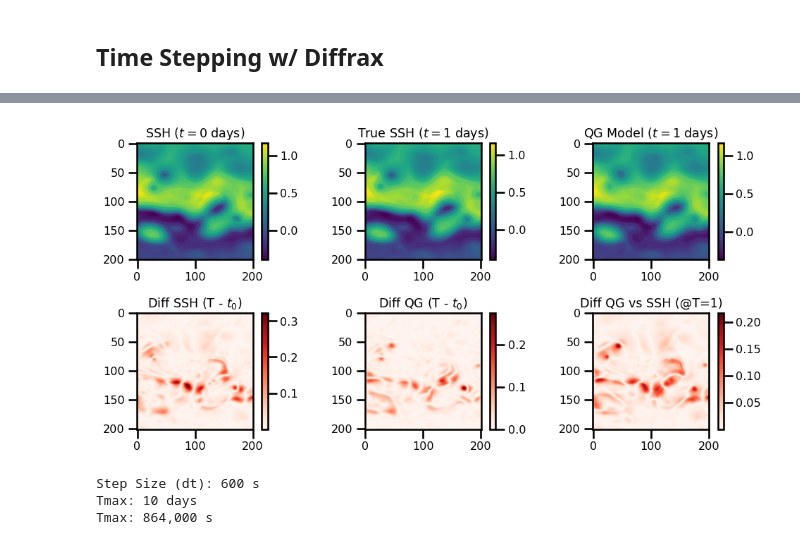
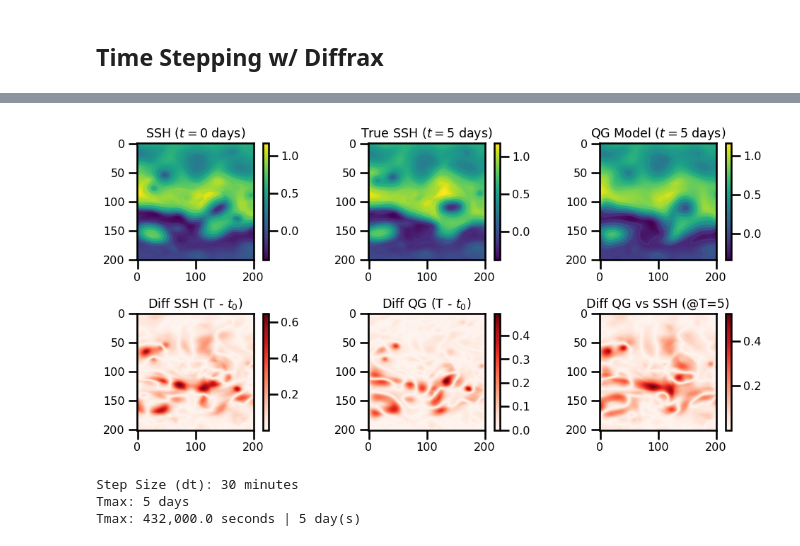
Before and after one commit to jejjohnson/jaxsw, a Jupyter notebook: notebooks/dev/eman/12_steps_2_NS/5.3_QG.ipynb, the cells around one changed output, grey strips where cells are left out. Saved outputs shown, nothing was run; the diff lists cells and outputs as text; code cells hidden in the pictures.

```diff
--- a/notebooks/dev/eman/12_steps_2_NS/5.3_QG.ipynb
+++ b/notebooks/dev/eman/12_steps_2_NS/5.3_QG.ipynb
@@ -607,13 +630,4 @@ plt.show()
 # %%
-import functools as ft
-
-
-# dt = #600 # 10 mins * 60 s/mins
-dt = 10 * 60
-debug = False
-n_days = 10
-tmin = 0.0
-tmax = n_days * 24 * 60 * 60
 
 ts = np.arange(tmin, tmax+dt, dt)
 
@@ -738,0 +734,18 @@ Tmax: 86,400 s
+# %%
+# TEMPORAL DISCRETIZATION
+# initialize temporal domain
+
+
+num_minutes = 30
+dt = pd.to_timedelta(num_minutes, unit="minutes").total_seconds()
+debug = False
+num_days = 5
+tmin = 0.0
+tmax = pd.to_timedelta(num_days, unit="days").total_seconds()
+
+num_hours_save = 1
+dt_save = pd.to_timedelta(num_hours_save, unit="hours").total_seconds()
+
+print(f"Step Size (dt): {int(dt/60)} minutes")
+print(f"Tmax: {num_days} days")
+print(f"Tmax: {tmax:,} seconds | {int(tmax/60/60/24)} day(s)")
@@ -744,12 +761,12 @@ ts.min(), ts.max(), ts.shape
 # %%
-solver = dfx.Tsit5() #dfx.Dopri5() # dfx.Euler() #
+solver = dfx.Euler() #dfx.Tsit5() #dfx.Dopri5() #
 # %%
 
 state, params = State.init_state(ds.ssh[0], c1=c1)
 
 solver_state = solver.init(
     terms=dfx.ODETerm(QG.equation_of_motion),
-    t0=t0, t1=t0 + dt,
+    t0=tmax, t1=tmin + dt,
     y0=state,
     args=params
 )
@@ -785,70 +802,70 @@ pts = ax[0,0].imshow(ds.ssh[0].values, cmap="viridis")
 plt.colorbar(pts)
 ax[0,0].set(
     title=f"SSH ($t=0$ days)")
-ax[0,1].contour(ds.ssh[n_days].values, cmap="viridis")
-pts = ax[0,1].imshow(ds.ssh[n_days].values, cmap="viridis")
+ax[0,1].contour(ds.ssh[num_days].values, cmap="viridis")
+pts = ax[0,1].imshow(ds.ssh[num_days].values, cmap="viridis")
 plt.colorbar(pts)
 ax[0,1].set(
-    title=f"True SSH ($t={n_days}$ days)")
+    title=f"True SSH ($t={num_days}$ days)")
 
 ax[0,2].contour(ssh_t.T, cmap="viridis")
 pts = ax[0,2].imshow(ssh_t.T, cmap="viridis")
 ax[0,2].set(
-    title=f"QG Model ($t={n_days}$ days)")
+    title=f"QG Model ($t={num_days}$ days)")
 plt.colorbar(pts)
 
 
 pts = ax[1,0].imshow(
-    np.abs(ds.ssh[0].values - ds.ssh[n_days].values),
+    np.abs(ds.ssh[0].values - ds.ssh[num_days].values),
     cmap="Reds"
 )
 plt.colorbar(pts)
 ax[1,0].set(title=f"Diff SSH (T - $t_0$)")
 
 pts = ax[1,1].imshow(
     np.abs(ds.ssh[0].values - ssh_t.T),
     cmap="Reds"
 )
 plt.colorbar(pts)
 ax[1,1].set(title=f"Diff QG (T - $t_0$)")
 
 
 pts = ax[1,2].imshow(
-    np.abs(ds.ssh[n_days].values - ssh_t.T),
+    np.abs(ds.ssh[num_days].values - ssh_t.T),
     cmap="Reds"
 )
 plt.colorbar(pts)
-ax[1,2].set(title=f"Diff QG vs SSH (@T={n_days})")
+ax[1,2].set(title=f"Diff QG vs SSH (@T={num_days})")
 
 
 
 
 plt.tight_layout()
 plt.show()
 # %% [output]
-[figure, old version]
+[figure, new version]
 # %%
 # TEMPORAL DISCRETIZATION
 # initialize temporal domain
 
 
+num_minutes = 30
+dt = pd.to_timedelta(num_minutes, unit="minutes").total_seconds()
+debug = False
+num_days = 5
+tmin = 0.0
+tmax = pd.to_timedelta(num_days, unit="days").total_seconds()
 
-tmin = 0.0
-dt = 600 # 10 mins / 600 s
-debug = False
-n_days = 10
-tmin = 0.0
-tmax = n_days * 24 * 60 * 60
+num_hours_save = 1
+dt_save = pd.to_timedelta(num_hours_save, unit="hours").total_seconds()
 
-num_save = 5
-
-print(f"Step Size (dt): {dt} s")
-print(f"Tmax: {n_days} days")
-print(f"Tmax: {tmax:,} s")
+print(f"Step Size (dt): {int(dt/60)} minutes")
+print(f"Tmax: {num_days} days")
+print(f"Tmax: {tmax:,} seconds | {int(tmax/60/60/24)} day(s)")
 # %% [output]
-Step Size (dt): 600 s
-Tmax: 10 days
-Tmax: 864,000 s
+Step Size (dt): 30 minutes
+Tmax: 5 days
+Tmax: 432,000.0 seconds | 5 day(s)
 # %%
 # time domain
 t_domain = TimeDomain(tmin=tmin, tmax=tmax, dt=dt)
```
Also changed, not shown: parts of 27 cells of this notebook, 11 other files.
